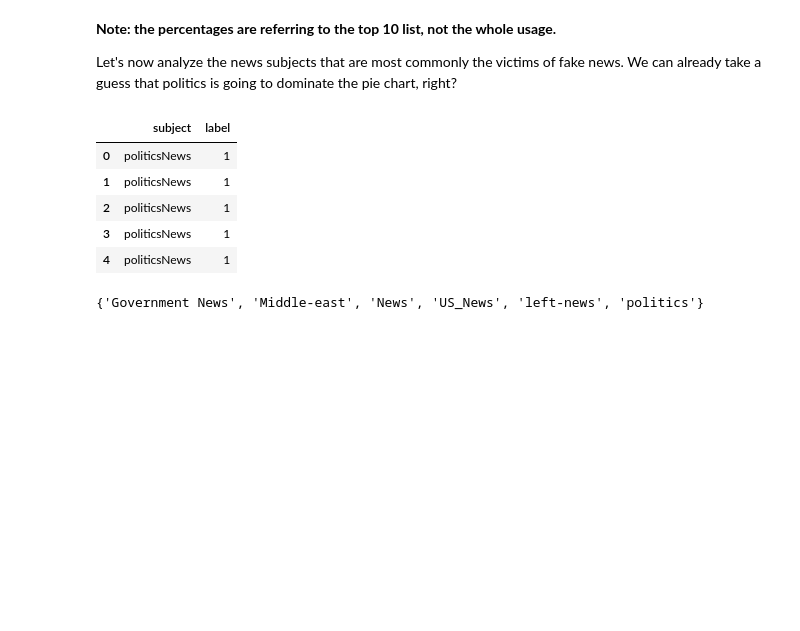
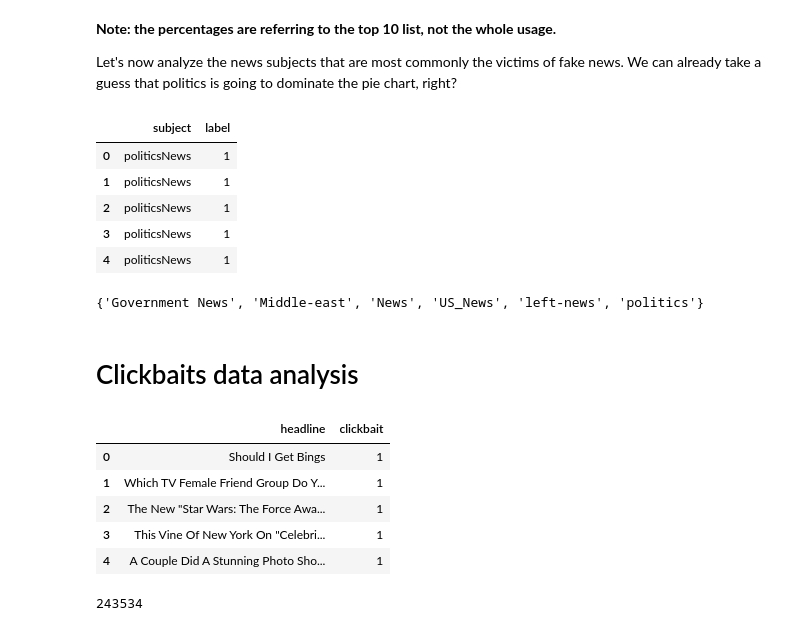
Before and after one commit to Vinechetti/Fake-News-and-Clickbait-detection, a Jupyter notebook: analysis.ipynb, the cells around one changed output. Cells and saved outputs as stored; diff of their text form; code cells hidden in the pictures; blank space fills up the shorter version.

Commit message:
analiza clickbaitów, tokenizer uniwersalny

```diff
--- a/analysis.ipynb
+++ b/analysis.ipynb
@@ -274,3 +269,25 @@ fake_subjects = list(subjects[subjects['label'] == 0]['subject'])
 set(fake_subjects)
 # %% [output]
 {'Government News', 'Middle-east', 'News', 'US_News', 'left-news', 'politics'}
+# %% [markdown]
+# Clickbaits data analysis
+# %%
+clickbait_data = pd.read_csv(data_folder / "clickbait_data.csv")
+clickbait_data.head()
+# %% [output]
+|  | headline | clickbait |
+| 0 | Should I Get Bings | 1 |
+| 1 | Which TV Female Friend Group Do Y... | 1 |
+| 2 | The New "Star Wars: The Force Awa... | 1 |
+| 3 | This Vine Of New York On "Celebri... | 1 |
+| 4 | A Couple Did A Stunning Photo Sho... | 1 |
+# %%
+all_words_cb = []
+for headline in clickbait_data['headline']:
+    for word in headline.split(" "):
+        if word != " " and word:
+            all_words_cb.append(word)
+all_words_cb = list(filter(lambda x: len(x)>=3, all_words_cb))
+len(all_words_cb)
+# %% [output]
+243534
```
Also changed, not shown: parts of 4 cells of this notebook, 2 other files.
